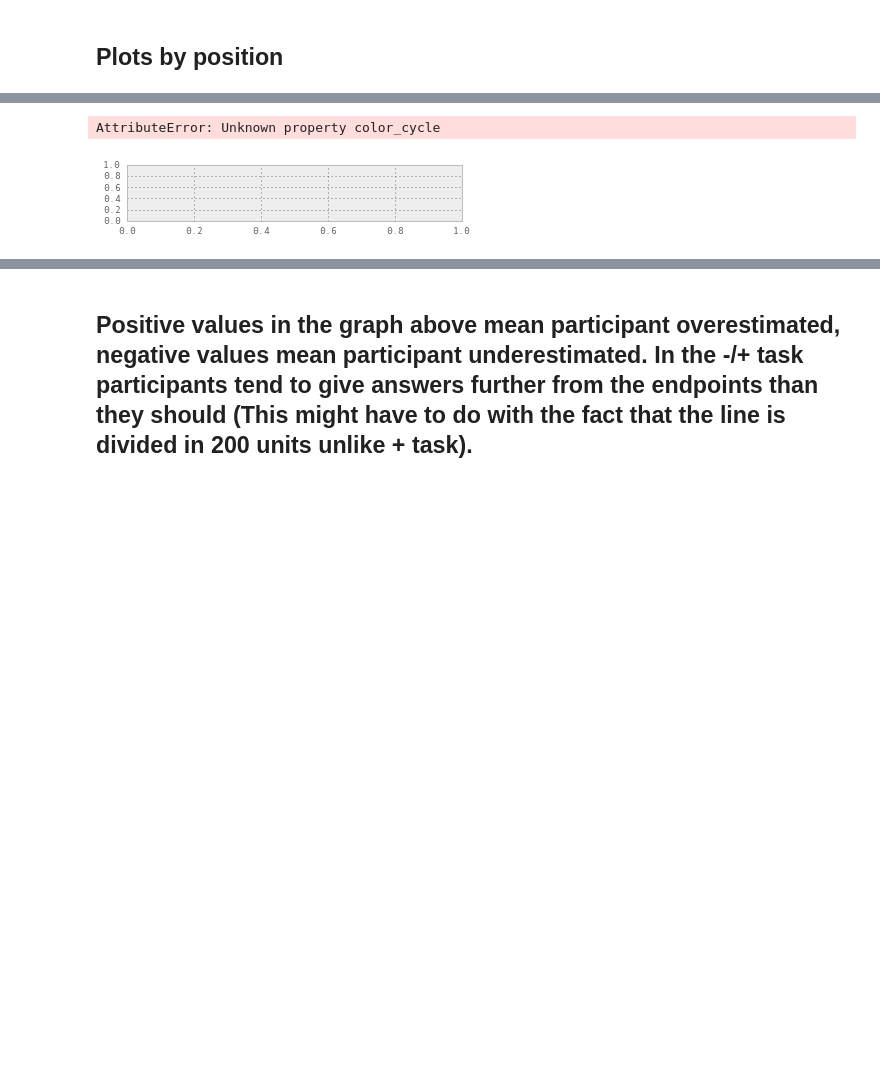
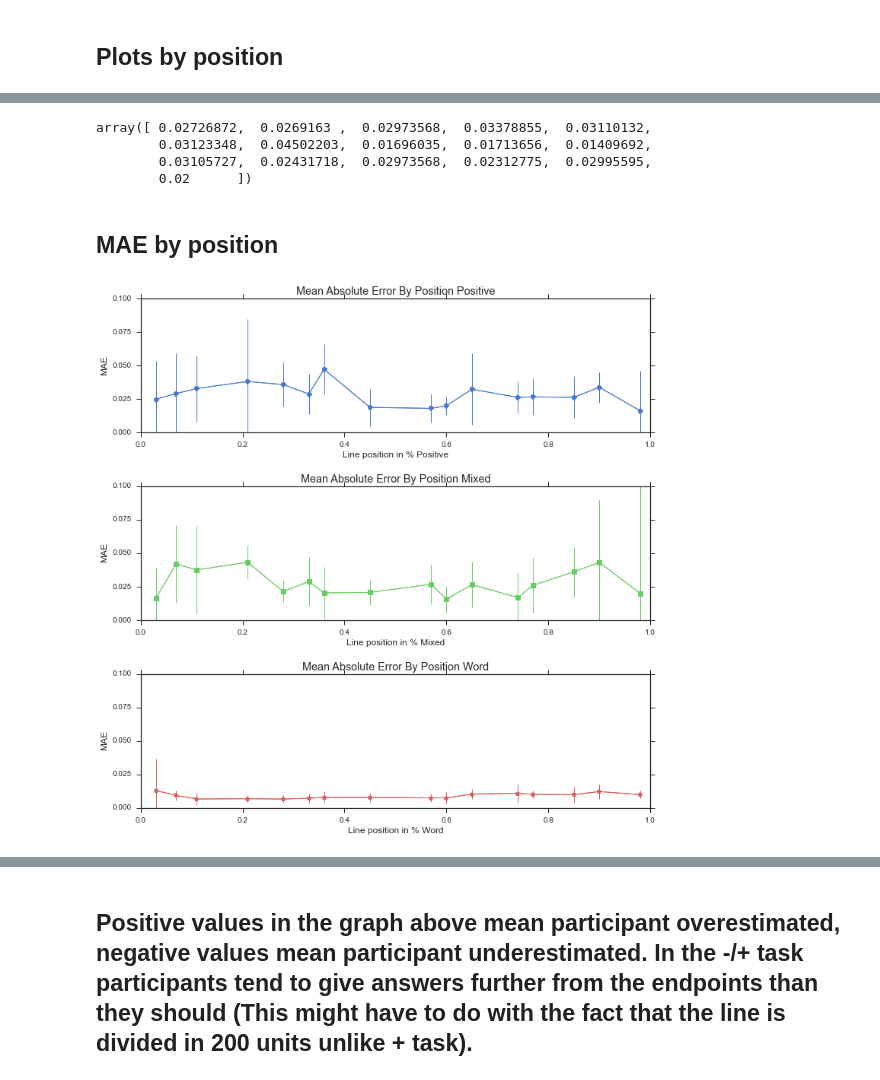
Before and after one commit to franink/Fractions, a Jupyter notebook: Data_Analyses/NLine_Behavioral.ipynb, the cells around one changed output, grey strips where cells are left out. Saved outputs shown, nothing was run; the diff lists cells and outputs as text; code cells hidden in the pictures; blank space fills up the shorter version.

```diff
--- a/Data_Analyses/NLine_Behavioral.ipynb
+++ b/Data_Analyses/NLine_Behavioral.ipynb
@@ -745,0 +560,2 @@ responded.iloc[0:20]
+# %%
+n_subj = len(responded.groupby(level=0))
@@ -835,0 +779,7 @@ AttributeError: Unknown property color_cycle
+# %%
+error_1_med = error.iloc[0:16]
+error_2_med = error.iloc[16:32]
+error_3_med = error.iloc[32:48]
+error_se_1 = error_se.iloc[0:16]
+error_se_2 = error_se.iloc[16:32]
+error_se_3 = error_se.iloc[32:48]
@@ -835,0 +790,10 @@ AttributeError: Unknown property color_cycle
+# %%
+error_1 = []
+error_2 = []
+error_3 = []
+for stim in np.sort(D[1].keys()):
+    error_1 .append(D[1][stim]['medianError'])
+for stim in np.sort(D[2].keys()):
+    error_2 .append(D[2][stim]['medianError'])
+for stim in np.sort(D[3].keys()):
+    error_3.append(D[3][stim]['medianError'])
@@ -835,0 +823,7 @@ AttributeError: Unknown property color_cycle
+# %%
+error_1_med
+# %% [output]
+array([ 0.02726872,  0.0269163 ,  0.02973568,  0.03378855,  0.03110132,
+        0.03123348,  0.04502203,  0.01696035,  0.01713656,  0.01409692,
+        0.03105727,  0.02431718,  0.02973568,  0.02312775,  0.02995595,
+        0.02      ])
@@ -836,31 +844,35 @@ AttributeError: Unknown property color_cycle
+# %% [markdown]
+## MAE by position
 # %%
-pylab.subplot(3,1,1)
-pylab.plot(xvals, error_1, 'ro-')
-#pylab.plot(xvals1, error_1, 'ro-')
-pylab.title('Mean Absolute Error By Position')
-pylab.xlabel('0 to 100', labelpad = 4)
-pylab.ylabel('MAE')
-pylab.ylim([0,0.085])
-pylab.yticks(([0.0,0.033,0.066]))
+fig = plt.figure(figsize=(12,12))
+fig1 = plt.subplot(3,1,1)
+fig1.plot(xvals, error_1, 'o-', color=pal[0])
+fig1.errorbar(xvals, error_1, yerr=error_se_1*1.96, color=pal[0])
+plt.title('Mean Absolute Error By Position Positive')
+plt.xlabel('Line position in % Positive', labelpad = 4)
+plt.ylabel('MAE')
+plt.ylim([0,0.1])
+plt.yticks(([0.0,0.025,0.05,0.075,0.1]))
 
-pylab.subplot(3,1,2)
-pylab.plot(xvals, error_2, 'b+-')
-pylab.xlabel('-100 to 100', labelpad = 4)
-pylab.ylabel('MAE')
-pylab.ylim([0,0.085])
-pylab.yticks(([0.0,0.033,0.066]))
+fig2 = plt.subplot(3,1,2)
+fig2.plot(xvals, error_2, color=pal[1], marker='s')
+fig2.errorbar(xvals, error_2, yerr=error_se_2*1.96, color=pal[1])
+plt.title('Mean Absolute Error By Position Mixed')
+plt.xlabel('Line position in % Mixed', labelpad = 4)
+plt.ylabel('MAE')
+plt.ylim([0,0.1])
+plt.yticks(([0.0,0.025,0.05,0.075,0.1]))
 
-pylab.subplot(3,1,3)
-pylab.plot(xvals, error_3, 'y.-')
-#pylab.plot(xvals1, error_3, 'y.-')
-pylab.xlabel('Word Task', labelpad = 4)
-pylab.ylabel('MAE')
-pylab.ylim([0,0.085])
-pylab.yticks(([0.0,0.033,0.066]))
+fig3 = plt.subplot(3,1,3)
+fig3.plot(xvals, error_3, color=pal[2], marker='p')
+fig3.errorbar(xvals, error_3, yerr=error_se_3*1.96, color=pal[2])
+plt.title('Mean Absolute Error By Position Word')
+plt.xlabel('Line position in % Word', labelpad = 4)
+plt.ylabel('MAE')
+plt.ylim([0,0.1])
+plt.yticks(([0.0,0.025,0.05,0.075,0.1]))
 
-
-pylab.subplots_adjust(hspace = 1.1)
+plt.subplots_adjust(hspace=.4)
 # %% [output]
-AttributeError: Unknown property color_cycle
-[figure, old version]
+[figure, new version]
 # %% [markdown]
```
Also changed, not shown: parts of 285 cells of this notebook, 10 other files.
